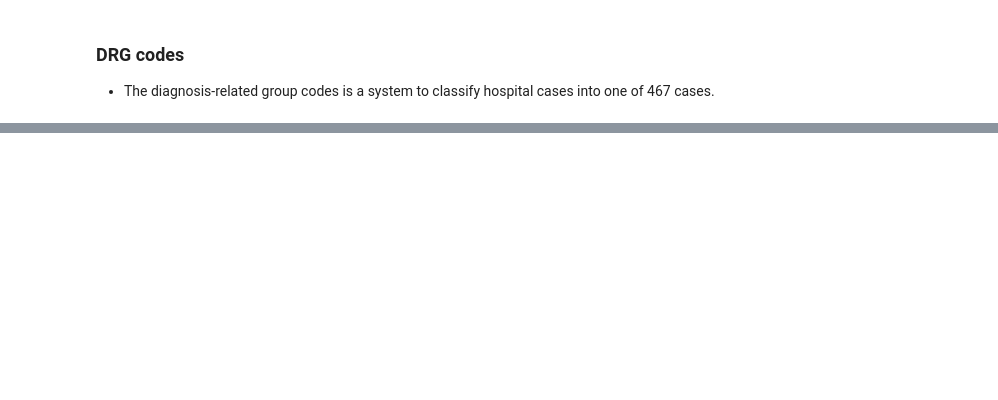
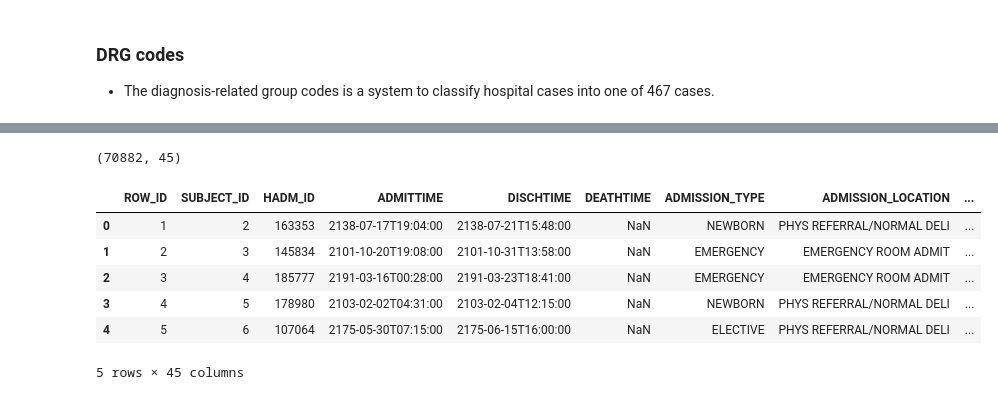
Before and after one commit to ZhiQiu976/MIMIC-Predictive-Modeling, a Jupyter notebook: EDA/EDA.ipynb, the cells around one changed output, grey strips where cells are left out. Drawn from its saved outputs; the diff is of its cells as text; code cells hidden in the pictures; blank space fills up the shorter version.

```diff
--- a/EDA/EDA.ipynb
+++ b/EDA/EDA.ipynb
@@ -184,0 +236,2 @@ pd.merge(admissions, patients, how='inner',on='SUBJECT_ID',suffixes=['_a','_p'])
+# %%
+df1 = pd.read_csv('bigquery/results-20201024-111508.csv')
@@ -184,0 +245,14 @@ pd.merge(admissions, patients, how='inner',on='SUBJECT_ID',suffixes=['_a','_p'])
+# %%
+df.shape
+# %% [output]
+(70882, 45)
+# %%
+df.head()
+# %% [output]
+|  | ROW_ID | SUBJECT_ID | HADM_ID | ADMITTIME | DISCHTIME | DEATHTIME | ADMISSION_TYPE | ADMISSION_LOCATION | ... |
+| 0 | 1 | 2 | 163353 | 2138-07-17T19:04:00 | 2138-07-21T15:48:00 | NaN | NEWBORN | PHYS REFERRAL/NORMAL DELI | ... |
+| 1 | 2 | 3 | 145834 | 2101-10-20T19:08:00 | 2101-10-31T13:58:00 | NaN | EMERGENCY | EMERGENCY ROOM ADMIT | ... |
+| 2 | 3 | 4 | 185777 | 2191-03-16T00:28:00 | 2191-03-23T18:41:00 | NaN | EMERGENCY | EMERGENCY ROOM ADMIT | ... |
+| 3 | 4 | 5 | 178980 | 2103-02-02T04:31:00 | 2103-02-04T12:15:00 | NaN | NEWBORN | PHYS REFERRAL/NORMAL DELI | ... |
+| 4 | 5 | 6 | 107064 | 2175-05-30T07:15:00 | 2175-06-15T16:00:00 | NaN | ELECTIVE | PHYS REFERRAL/NORMAL DELI | ... |
+5 rows × 45 columns
```
Also changed, not shown: parts of 27 cells of this notebook.
